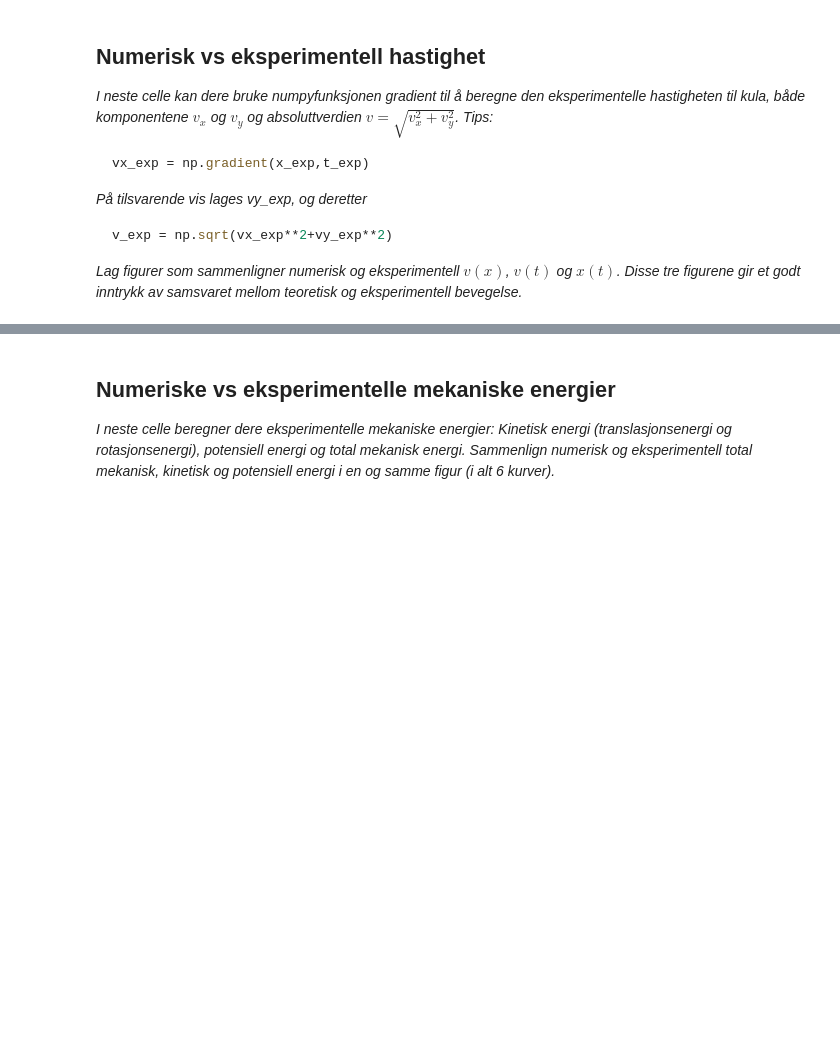
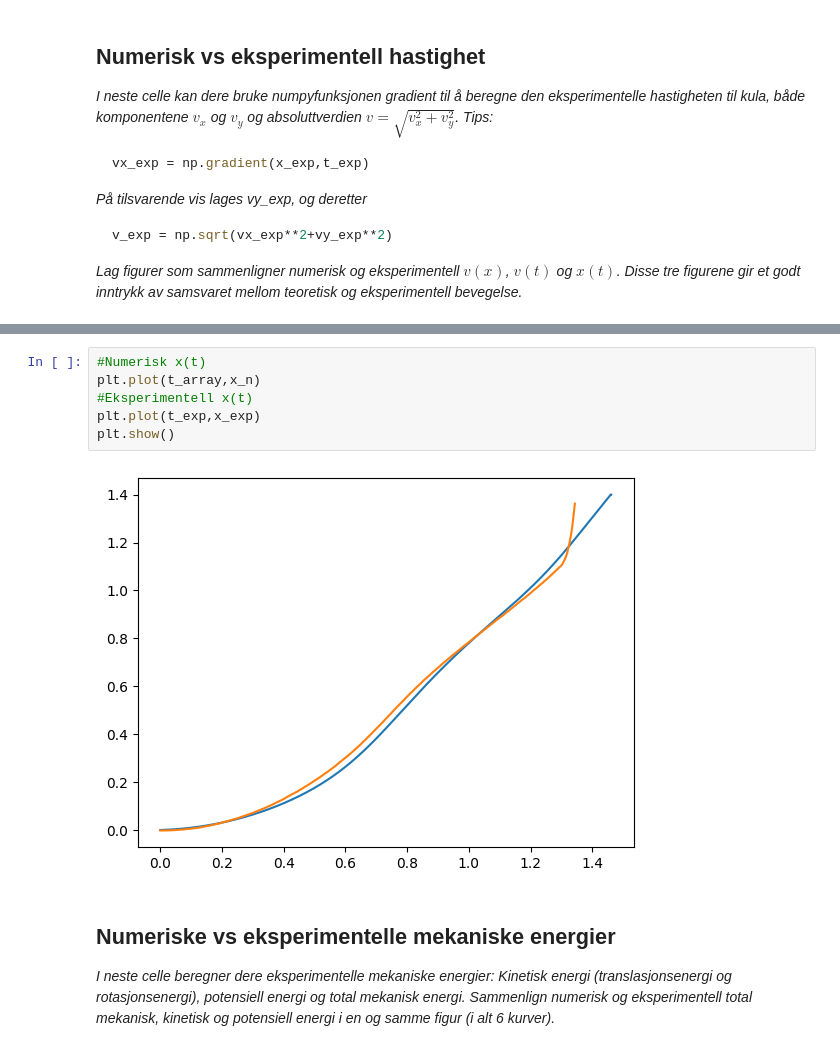
Before and after one commit to Qerbz/fysikklabv24, a Jupyter notebook: mal_V24.ipynb, the cells around one changed output, grey strips where cells are left out. Saved outputs shown, nothing was run; the diff lists cells and outputs as text; blank space fills up the shorter version.

```diff
--- a/mal_V24.ipynb
+++ b/mal_V24.ipynb
@@ -337,3 +404,11 @@ _Lag figurer som sammenligner numerisk og eksperimentell $v(x)$, $v(t)$ og $x(t)
+# %%
+#Numerisk x(t)
+plt.plot(t_array,x_n)
+#Eksperimentell x(t)
+plt.plot(t_exp,x_exp)
+plt.show()
+# %% [output]
+[figure, added]
 # %% [markdown]
 ## Numeriske vs eksperimentelle mekaniske energier
 
```
Also changed, not shown: parts of 15 cells of this notebook, 8 other files.
